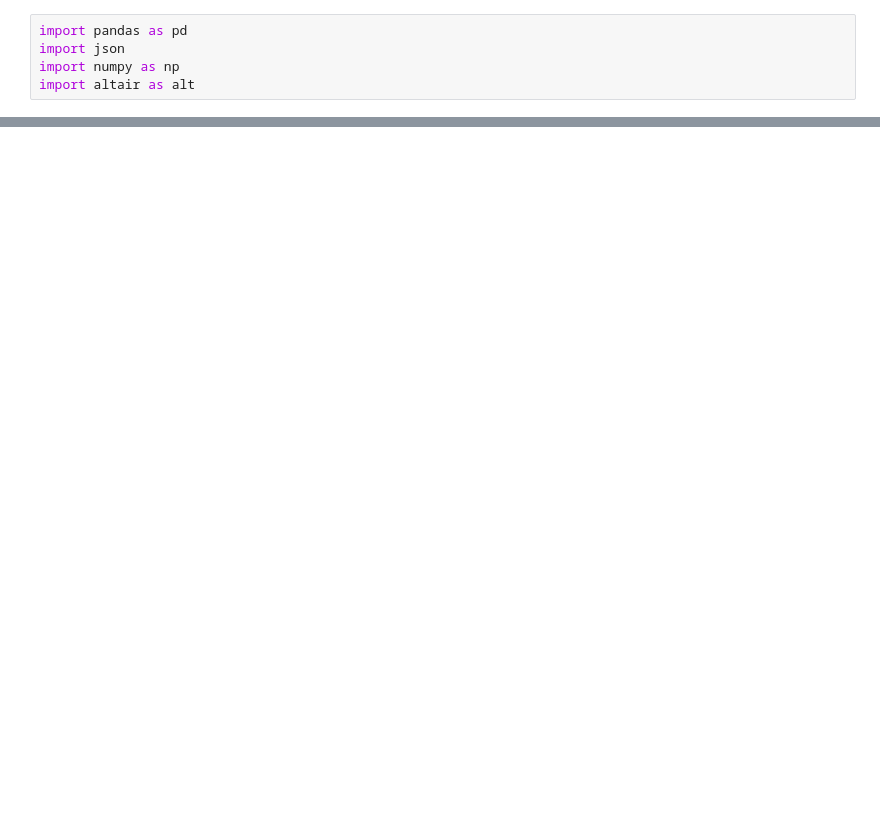
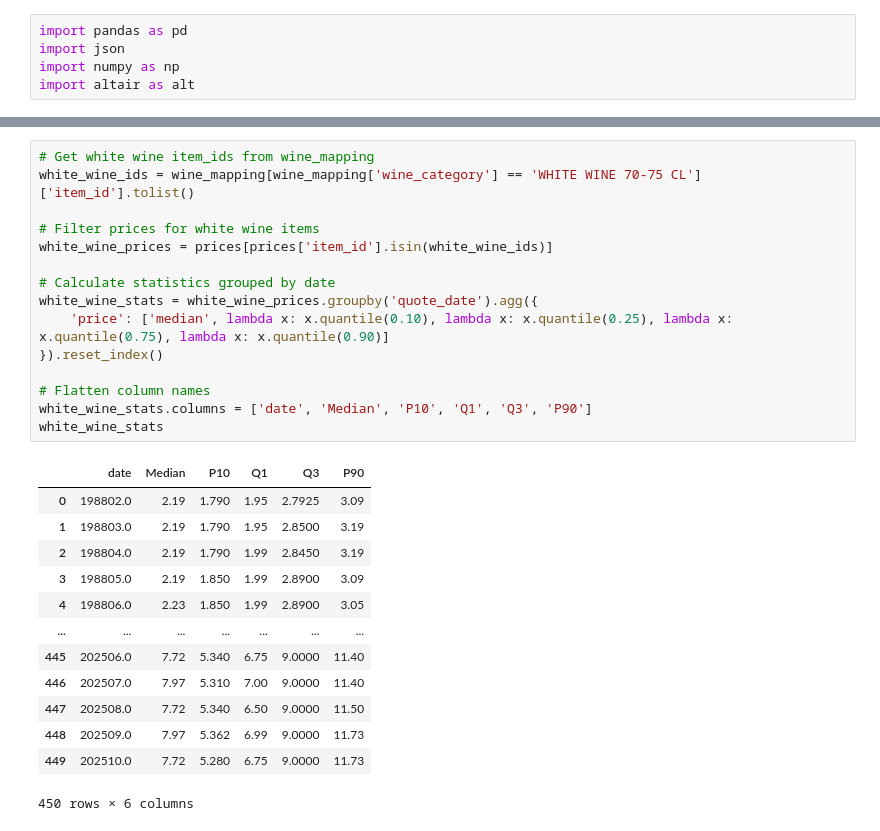
Before and after one commit to juanxgi83/juanxgi83.github.io, a Jupyter notebook: jupyter_notebooks/lrpd_price_analysis.ipynb, the cells around one changed output, grey strips where cells are left out. Saved outputs shown, nothing was run; the diff lists cells and outputs as text; blank space fills up the shorter version.

```diff
--- a/jupyter_notebooks/lrpd_price_analysis.ipynb
+++ b/jupyter_notebooks/lrpd_price_analysis.ipynb
@@ -16,0 +153,29 @@ prices.head()
+# %%
+# Get white wine item_ids from wine_mapping
+white_wine_ids = wine_mapping[wine_mapping['wine_category'] == 'WHITE WINE 70-75 CL']['item_id'].tolist()
+
+# Filter prices for white wine items
+white_wine_prices = prices[prices['item_id'].isin(white_wine_ids)]
+
+# Calculate statistics grouped by date
+white_wine_stats = white_wine_prices.groupby('quote_date').agg({
+    'price': ['median', lambda x: x.quantile(0.10), lambda x: x.quantile(0.25), lambda x: x.quantile(0.75), lambda x: x.quantile(0.90)]
+}).reset_index()
+
+# Flatten column names
+white_wine_stats.columns = ['date', 'Median', 'P10', 'Q1', 'Q3', 'P90']
+white_wine_stats
+# %% [output]
+|  | date | Median | P10 | Q1 | Q3 | P90 |
+| 0 | 198802.0 | 2.19 | 1.790 | 1.95 | 2.7925 | 3.09 |
+| 1 | 198803.0 | 2.19 | 1.790 | 1.95 | 2.8500 | 3.19 |
+| 2 | 198804.0 | 2.19 | 1.790 | 1.99 | 2.8450 | 3.19 |
+| 3 | 198805.0 | 2.19 | 1.850 | 1.99 | 2.8900 | 3.09 |
+| 4 | 198806.0 | 2.23 | 1.850 | 1.99 | 2.8900 | 3.05 |
+| ... | ... | ... | ... | ... | ... | ... |
+| 445 | 202506.0 | 7.72 | 5.340 | 6.75 | 9.0000 | 11.40 |
+| 446 | 202507.0 | 7.97 | 5.310 | 7.00 | 9.0000 | 11.40 |
+| 447 | 202508.0 | 7.72 | 5.340 | 6.50 | 9.0000 | 11.50 |
+| 448 | 202509.0 | 7.97 | 5.362 | 6.99 | 9.0000 | 11.73 |
+| 449 | 202510.0 | 7.72 | 5.280 | 6.75 | 9.0000 | 11.73 |
+450 rows × 6 columns
```
Also changed, not shown: parts of 12 cells of this notebook, 2 other files.
